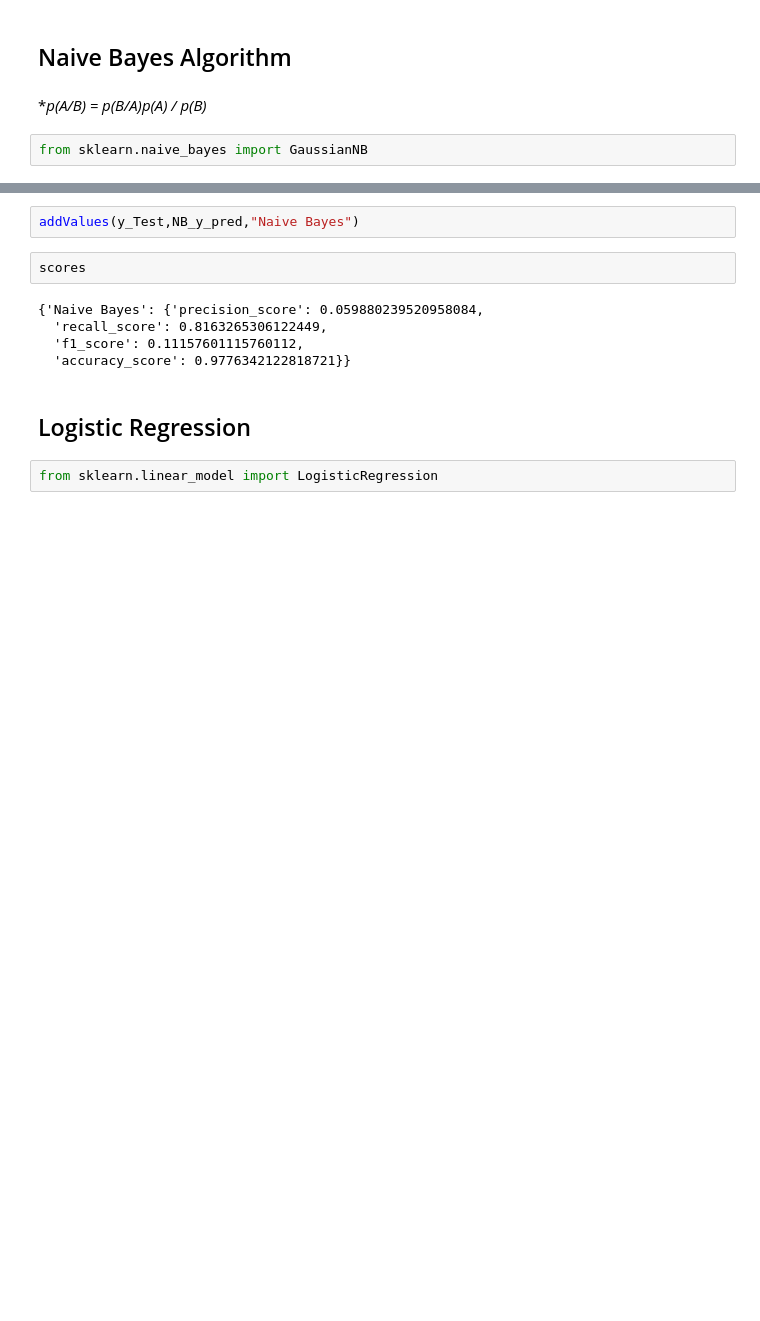
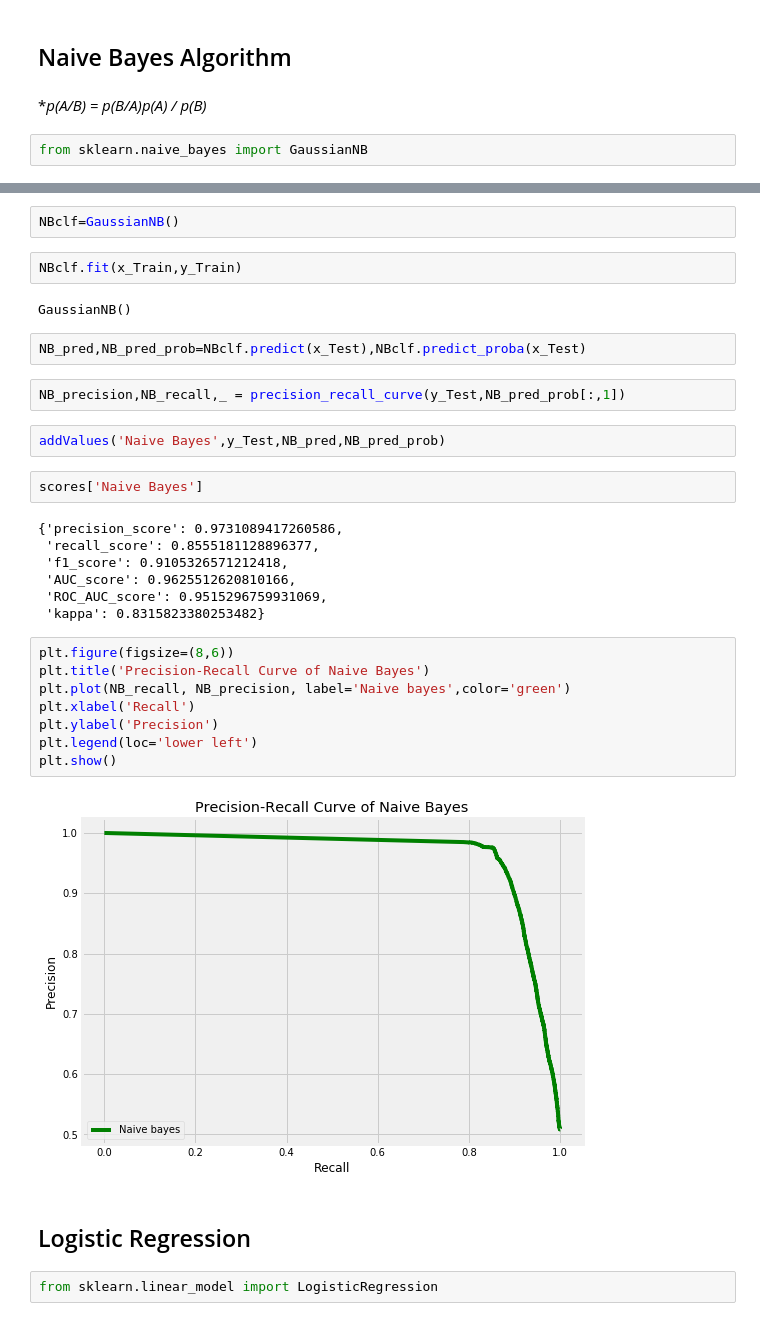
Before and after one commit to kamlesh11/Credit-Card-Fraud-Detection, a Jupyter notebook: Credit card fraud detection Oversampling.ipynb, the cells around one changed output, grey strips where cells are left out. Drawn from its saved outputs; the diff is of its cells as text; blank space fills up the shorter version.

```diff
--- a/Credit card fraud detection Oversampling.ipynb
+++ b/Credit card fraud detection Oversampling.ipynb
@@ -173,12 +109,34 @@ ROC AUC: 0.9671032136827719
+# %%
+NBclf=GaussianNB()
+# %%
+NBclf.fit(x_Train,y_Train)
+# %% [output]
+GaussianNB()
+# %%
+NB_pred,NB_pred_prob=NBclf.predict(x_Test),NBclf.predict_proba(x_Test)
+# %%
+NB_precision,NB_recall,_ = precision_recall_curve(y_Test,NB_pred_prob[:,1])
 # %%
-addValues(y_Test,NB_y_pred,"Naive Bayes")
+addValues('Naive Bayes',y_Test,NB_pred,NB_pred_prob)
 # %%
-scores
+scores['Naive Bayes']
 # %% [output]
-{'Naive Bayes': {'precision_score': 0.059880239520958084,
-  'recall_score': 0.8163265306122449,
-  'f1_score': 0.11157601115760112,
-  'accuracy_score': 0.9776342122818721}}
+{'precision_score': 0.9731089417260586,
+ 'recall_score': 0.8555181128896377,
+ 'f1_score': 0.9105326571212418,
+ 'AUC_score': 0.9625512620810166,
+ 'ROC_AUC_score': 0.9515296759931069,
+ 'kappa': 0.8315823380253482}
+# %%
+plt.figure(figsize=(8,6))
+plt.title('Precision-Recall Curve of Naive Bayes')
+plt.plot(NB_recall, NB_precision, label='Naive bayes',color='green')
+plt.xlabel('Recall')
+plt.ylabel('Precision')
+plt.legend(loc='lower left')
+plt.show()
+# %% [output]
+[figure, added]
 # %% [markdown]
 ## Logistic Regression
 # %%
```
Also changed, not shown: parts of 87 cells of this notebook, 2 other files.
